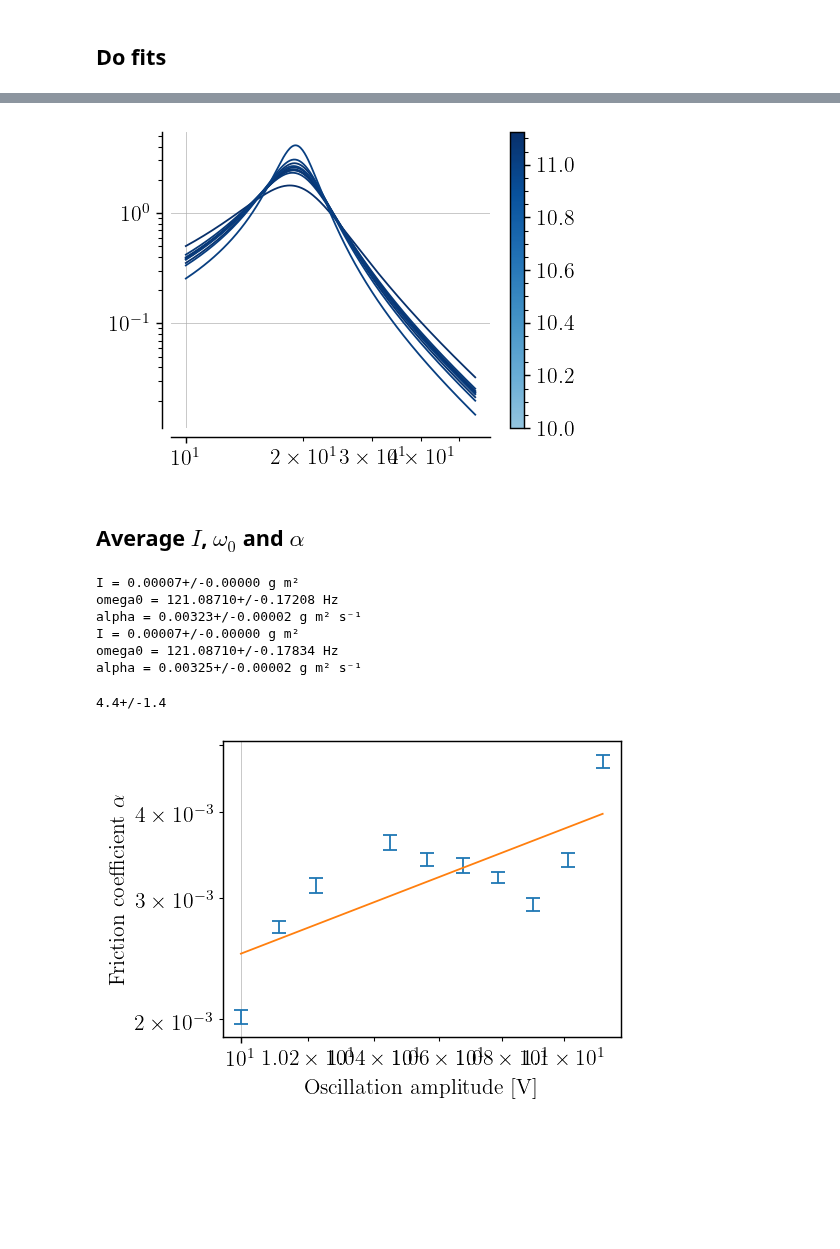
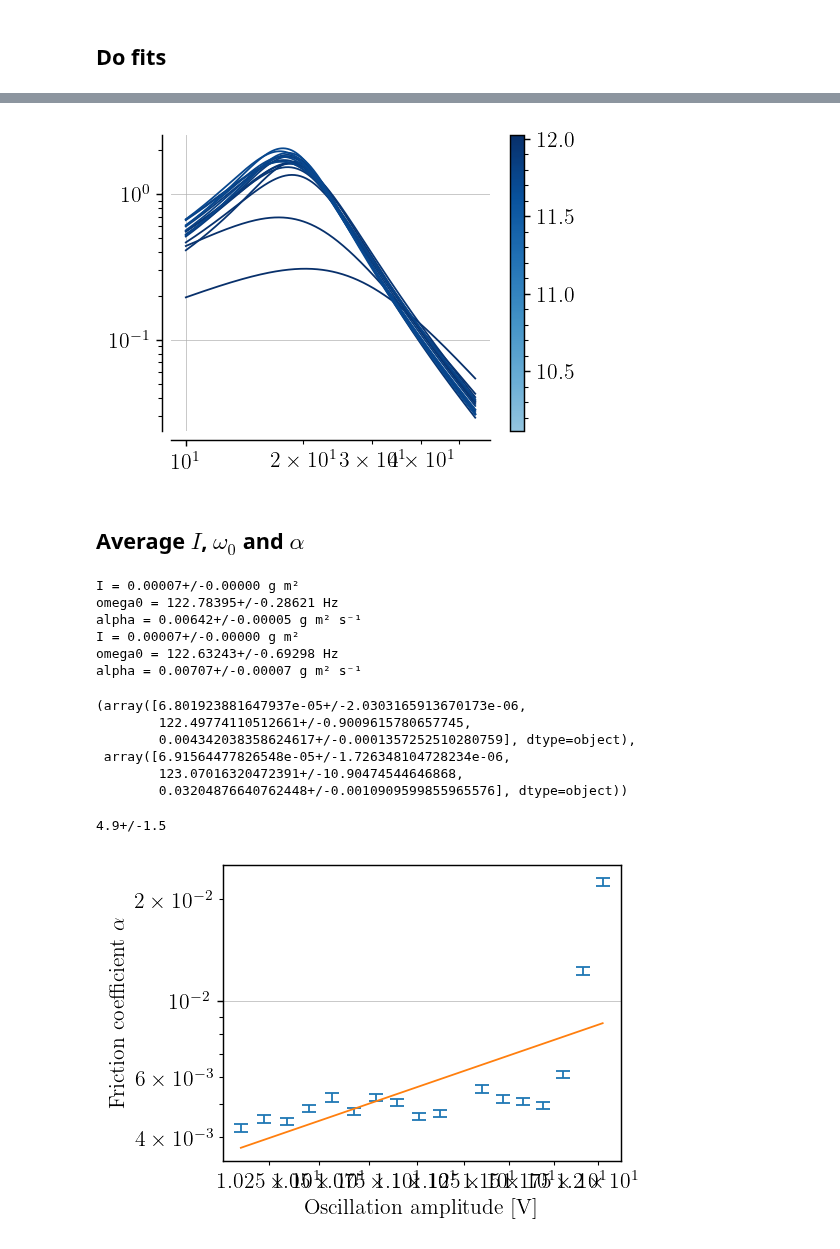
Before and after one commit to TomVdt/TPIII, a Jupyter notebook: 05-milieux-granulaires/analyse/exp3_sand_chi_im.ipynb, the cells around one changed output, grey strips where cells are left out. Cells and saved outputs as stored; diff of their text form; code cells hidden in the pictures; blank space fills up the shorter version.

Commit message:
new fucked data yipppppieeeeeeeeeeeeeeeeee

```diff
--- a/05-milieux-granulaires/analyse/exp3_sand_chi_im.ipynb
+++ b/05-milieux-granulaires/analyse/exp3_sand_chi_im.ipynb
@@ -19,6 +19,7 @@ mpl.rcParams.update(rcParams)
 # %% [markdown]
 ## Load
 # %%
-data = load('250328-sand1')
+# data = load('250328-sand1')
+data = load('250404-sand2')
 noise = data.pop(-1)
 # %% [output]
@@ -91,7 +93,7 @@ norm = mpl.colors.Normalize(vmin=min_amplitude, vmax=max_amplitude)
 
 fig, ax = plt.subplots()
 
-for i, (popt, step) in enumerate(zip(reversed(nom_vals(all_popt_err_pass2)), reversed(data))):
+for i, (popt, step) in enumerate(zip(reversed(nom_vals(all_popt_err_pass1)), reversed(data))):
     color = cmap(step.imposed_vibration / max_amplitude)
     fitted = imag_chi(step.freqs, *popt)
     # ax.loglog(step.freqs, step.chi_abs, c=color)
@@ -106,7 +108,7 @@ ax.grid(True, axis='y')
 # ax.set_xlim(1e1, 4e1)
 # ax.set_ylim(5e-2, 1e1)
 # %% [output]
-[figure, old version]
+[figure, new version]
 # %% [markdown]
 ## Average $I$, $\omega_0$ and $\alpha$
 # %%
@@ -120,22 +122,31 @@ print(f"{omega0 = :.5f} Hz")
 print(f"{alpha = :.5f} g m² s⁻¹")
 # %% [output]
 I = 0.00007+/-0.00000 g m²
-omega0 = 121.08710+/-0.17208 Hz
-alpha = 0.00323+/-0.00002 g m² s⁻¹
+omega0 = 122.78395+/-0.28621 Hz
+alpha = 0.00642+/-0.00005 g m² s⁻¹
 I = 0.00007+/-0.00000 g m²
-omega0 = 121.08710+/-0.17834 Hz
-alpha = 0.00325+/-0.00002 g m² s⁻¹
+omega0 = 122.63243+/-0.69298 Hz
+alpha = 0.00707+/-0.00007 g m² s⁻¹
+# %%
+np.min(all_popt_err_pass2, axis=0), np.max(all_popt_err_pass2, axis=0)
+# %% [output]
+(array([6.801923881647937e-05+/-2.0303165913670173e-06,
+        122.49774110512661+/-0.9009615780657745,
+        0.004342038358624617+/-0.0001357252510280759], dtype=object),
+ array([6.91564477826548e-05+/-1.726348104728234e-06,
+        123.07016320472391+/-10.90474544646868,
+        0.03204876640762448+/-0.0010909599855965576], dtype=object))
 # %%
-slope, offset = do_fit_alpha(data, all_popt_err_pass2[:, 2])
+slope, offset = do_fit_alpha(data, all_popt_err_pass1[:, 2])
 
 # plt.text(0.4, 8e-3, fr"$\alpha \sim {slope:.1upL} \Gamma^{{-1}}$")
 print(slope)
 plt.yscale('log')
 plt.xscale('log')
 plt.xlabel(r'Oscillation amplitude [V]')
 plt.ylabel(r'Friction coefficient $\alpha$')
 
 plt.show()
 # %% [output]
-4.4+/-1.4
+4.9+/-1.5
-[figure, old version]
+[figure, new version]
```
Also changed, not shown: parts of 2 cells of this notebook, 24 other files.
